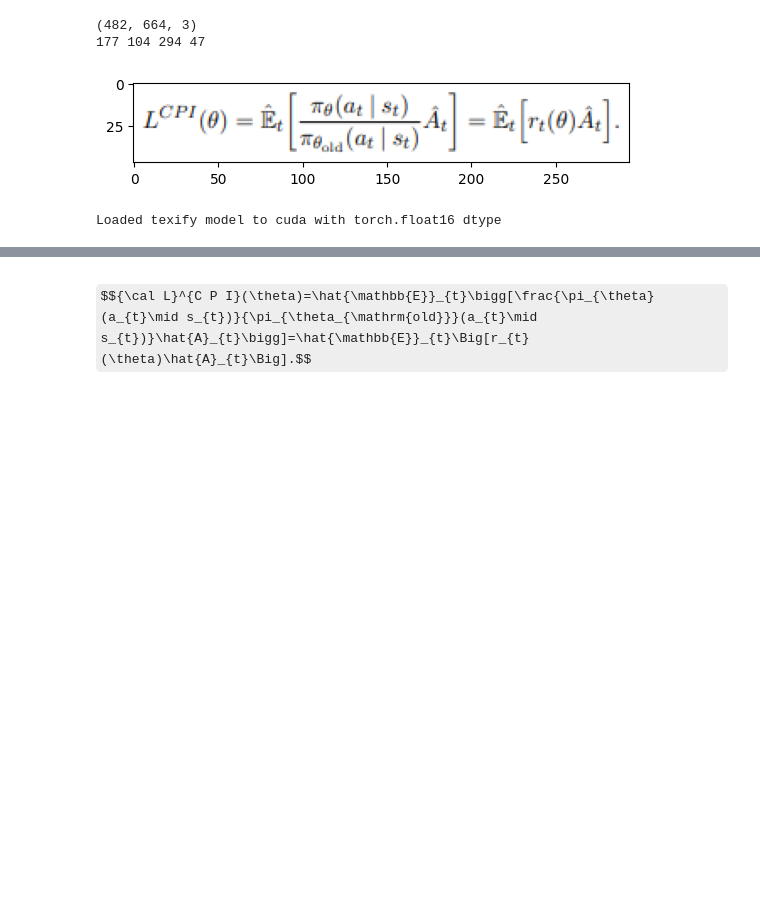
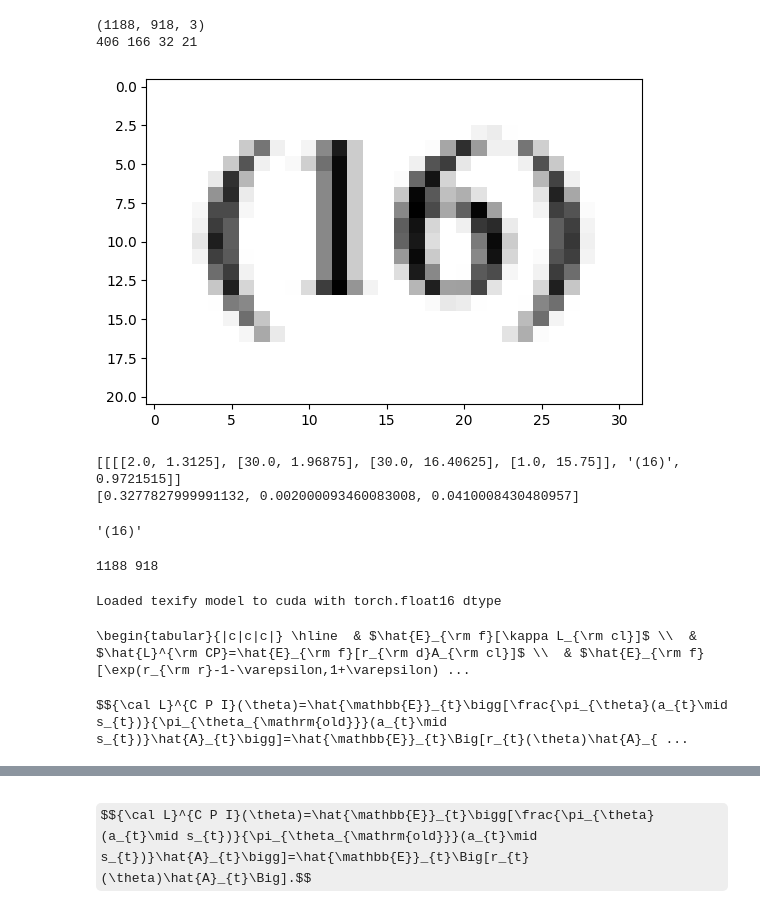
Before and after one commit to Movelocity/paper-ocr, a Jupyter notebook: dev.ipynb, the cells around one changed output, grey strips where cells are left out. Drawn from its saved outputs; the diff is of its cells as text; code cells hidden in the pictures; some formulas as TeX source; blank space fills up the shorter version.

```diff
--- a/dev.ipynb
+++ b/dev.ipynb
@@ -25,5 +4,5 @@ Successfully installed ftfy-6.3.1 pydantic-settings-2.6.1 pypdfium2-4.30.0 pytho
 import cv2
 from pdftolatex.block_detector import segment
 
-img = cv2.imread('test.png')
-bboxes = segment(img, True, False)
+img = cv2.imread('test4.png')
+bboxes = segment(img, two_col=True, preview=True)
@@ -30,23 +27,41 @@ bboxes = segment(img, True, False)
 # %%
 import numpy as np
+print(img.shape)
+page_img = cv2.cvtColor(np.asarray(img), cv2.COLOR_RGB2BGR)
+box = bboxes[3]
+print(box.x, box.y, box.width, box.height)
 
-print(img.shape)
-
-page_img = cv2.cvtColor(np.asarray(img), cv2.COLOR_RGB2BGR)
-
-box = bboxes[2]
-print(box.x, box.y, box.width, box.height)
+import matplotlib.pyplot as plt
+img_part = page_img[box.y:box.y+box.height, box.x:box.x+box.width, :]
+plt.imshow(img_part)
+plt.show()
 # %% [output]
-(482, 664, 3)
-177 104 294 47
+(1188, 918, 3)
+406 166 32 21
+[figure, added]
-# %%
-import matplotlib.pyplot as plt
-
-img_part = page_img[box.y:box.y+box.height, box.x:box.x+box.width, :]
-plt.imshow(img_part)
-plt.show()
-# %% [output]
-[figure, removed]
+# %%
+from rapidocr_onnxruntime import RapidOCR
+
+engine = RapidOCR()
+
+# img_path = 'tests/test_files/ch_en_num.jpg'
+result, elapse = engine(img_part)
+print(result)
+print(elapse)
+# %% [output]
+[[[[2.0, 1.3125], [30.0, 1.96875], [30.0, 16.40625], [1.0, 15.75]], '(16)', 0.9721515]]
+[0.3277827999991132, 0.002000093460083008, 0.0410008430480957]
+# %%
+result[0][1]
+# %% [output]
+'(16)'
+# %%
+h, w = page_img.shape[:2]
+print(h, w)
+
+w_threshold = w/20 # 宽度小于这个值的block直接用传统ocr识别
+# %% [output]
+1188 918
 # %%
 # import pytesseract
 
@@ -66,3 +81,17 @@ model = load_model()
 processor = load_processor()
 # %% [output]
 Loaded texify model to cuda with torch.float16 dtype
+# %%
+img = Image.fromarray(img_part)
+# img = Image.open("test.png") # Your image name here
+results = batch_inference([img], model, processor)
+print(results[0])
+# %% [output]
+\begin{tabular}{|c|c|c|} \hline  & $\hat{E}_{\rm f}[\kappa L_{\rm cl}]$ \\  & $\hat{L}^{\rm CP}=\hat{E}_{\rm f}[r_{\rm d}A_{\rm cl}]$ \\  & $\hat{E}_{\rm f}[\exp(r_{\rm r}-1-\varepsilon,1+\varepsilon) ...
+# %%
+img = Image.fromarray(img_part)
+# img = Image.open("test.png") # Your image name here
+results = batch_inference([img], model, processor)
+print(results[0])
+# %% [output]
+$${\cal L}^{C P I}(\theta)=\hat{\mathbb{E}}_{t}\bigg[\frac{\pi_{\theta}(a_{t}\mid s_{t})}{\pi_{\theta_{\mathrm{old}}}(a_{t}\mid s_{t})}\hat{A}_{t}\bigg]=\hat{\mathbb{E}}_{t}\Big[r_{t}(\theta)\hat{A}_{ ...
```
Also changed, not shown: parts of 4 cells of this notebook, 5 other files.
